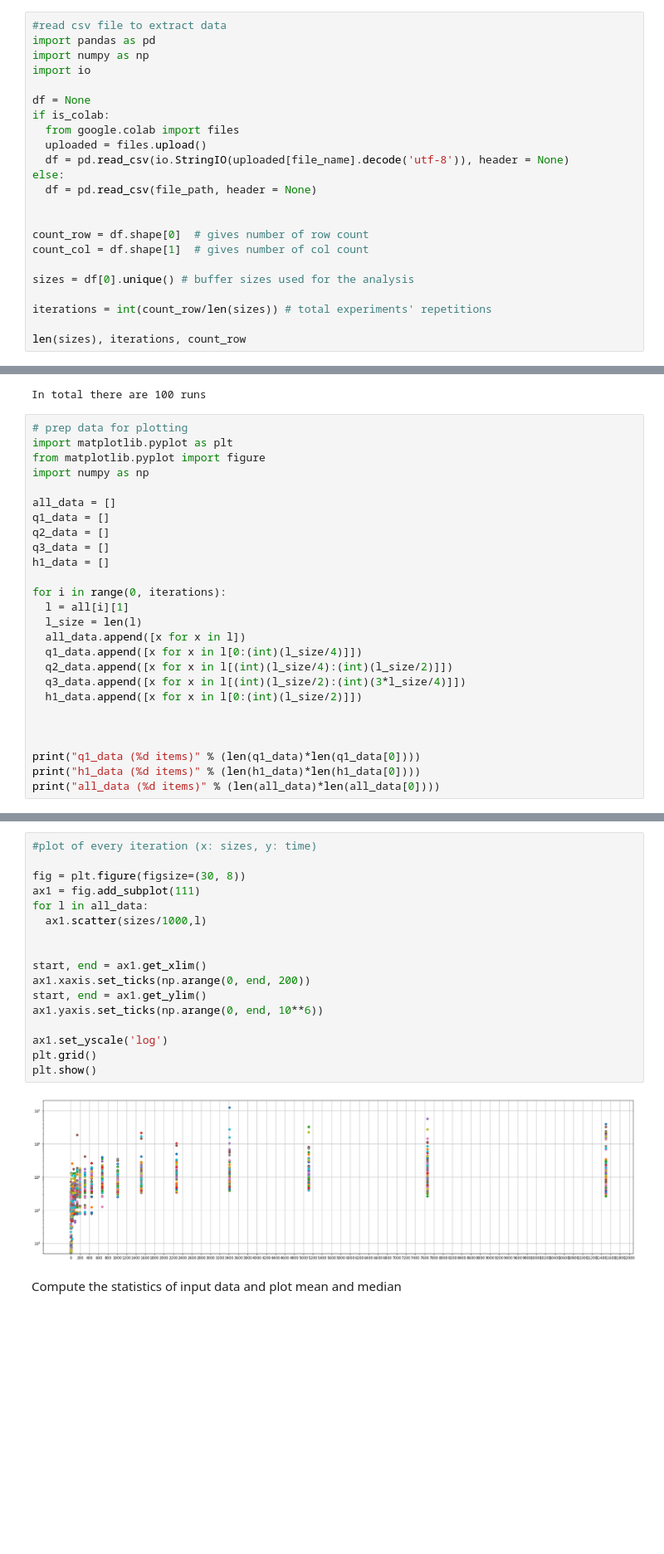
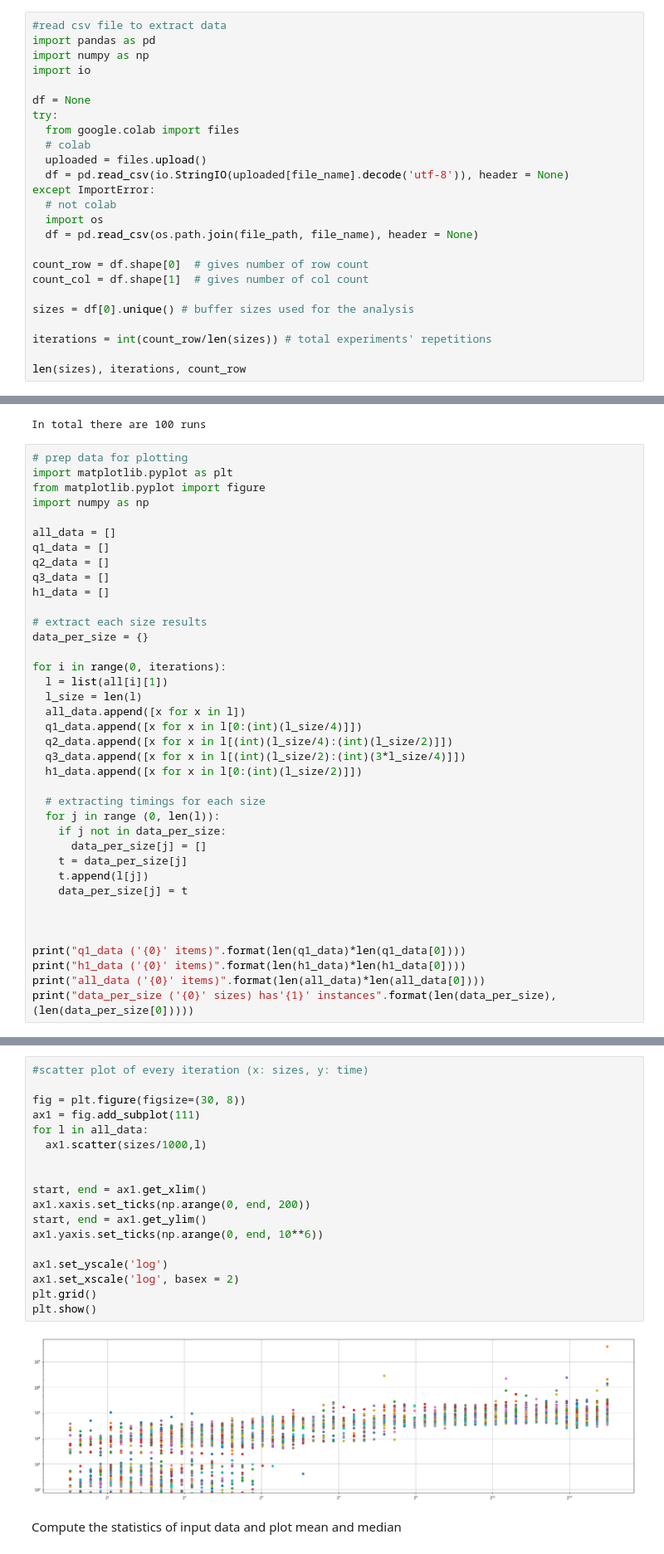
Before and after one commit to google/safeside, a Jupyter notebook: experimental/cache_size_analysis.ipynb, the cells around one changed output, grey strips where cells are left out. Shown at 83% size. Saved outputs shown, nothing was run; the diff lists cells and outputs as text; blank space fills up the shorter version.

```diff
--- a/experimental/cache_size_analysis.ipynb
+++ b/experimental/cache_size_analysis.ipynb
@@ -11,13 +8,15 @@ import numpy as np
 import io
 
 df = None
-if is_colab:
+try:
   from google.colab import files
+  # colab
   uploaded = files.upload()
   df = pd.read_csv(io.StringIO(uploaded[file_name].decode('utf-8')), header = None)
-else:
-  df = pd.read_csv(file_path, header = None)
-
+except ImportError:
+  # not colab
+  import os
+  df = pd.read_csv(os.path.join(file_path, file_name), header = None)
 
 count_row = df.shape[0]  # gives number of row count
 count_col = df.shape[1]  # gives number of col count
@@ -57,8 +56,11 @@ q2_data = []
 q3_data = []
 h1_data = []
 
+# extract each size results
+data_per_size = {}
+
 for i in range(0, iterations):
-  l = all[i][1]
+  l = list(all[i][1])
   l_size = len(l)
   all_data.append([x for x in l])
   q1_data.append([x for x in l[0:(int)(l_size/4)]])
@@ -66,9 +68,18 @@ for i in range(0, iterations):
   q3_data.append([x for x in l[(int)(l_size/2):(int)(3*l_size/4)]])
   h1_data.append([x for x in l[0:(int)(l_size/2)]])
 
+  # extracting timings for each size
+  for j in range (0, len(l)):
+    if j not in data_per_size:
+      data_per_size[j] = []
+    t = data_per_size[j]
+    t.append(l[j])
+    data_per_size[j] = t
 
 
-print("q1_data (%d items)" % (len(q1_data)*len(q1_data[0])))
-print("h1_data (%d items)" % (len(h1_data)*len(h1_data[0])))
-print("all_data (%d items)" % (len(all_data)*len(all_data[0])))
+
+print("q1_data ('{0}' items)".format(len(q1_data)*len(q1_data[0])))
+print("h1_data ('{0}' items)".format(len(h1_data)*len(h1_data[0])))
+print("all_data ('{0}' items)".format(len(all_data)*len(all_data[0])))
+print("data_per_size ('{0}' sizes) has'{1}' instances".format(len(data_per_size), (len(data_per_size[0]))))
 # %% [output]
@@ -118,22 +130,23 @@ plot_heatmap(range(0, iterations), sizes[0:(int) (len(sizes)/2)], np.array(h1_da
 # %%
-#plot of every iteration (x: sizes, y: time)
+#scatter plot of every iteration (x: sizes, y: time)
 
 fig = plt.figure(figsize=(30, 8))
 ax1 = fig.add_subplot(111)
 for l in all_data:
   ax1.scatter(sizes/1000,l)
 
 
 start, end = ax1.get_xlim()
 ax1.xaxis.set_ticks(np.arange(0, end, 200))
 start, end = ax1.get_ylim()
 ax1.yaxis.set_ticks(np.arange(0, end, 10**6))
 
 ax1.set_yscale('log')
+ax1.set_xscale('log', basex = 2)
 plt.grid()
 plt.show()
 # %% [output]
-[figure, old version]
+[figure, new version]
 # %% [markdown]
 Compute the statistics of input data and plot mean and median
 # %%
```
Also changed, not shown: parts of 9 cells of this notebook.
